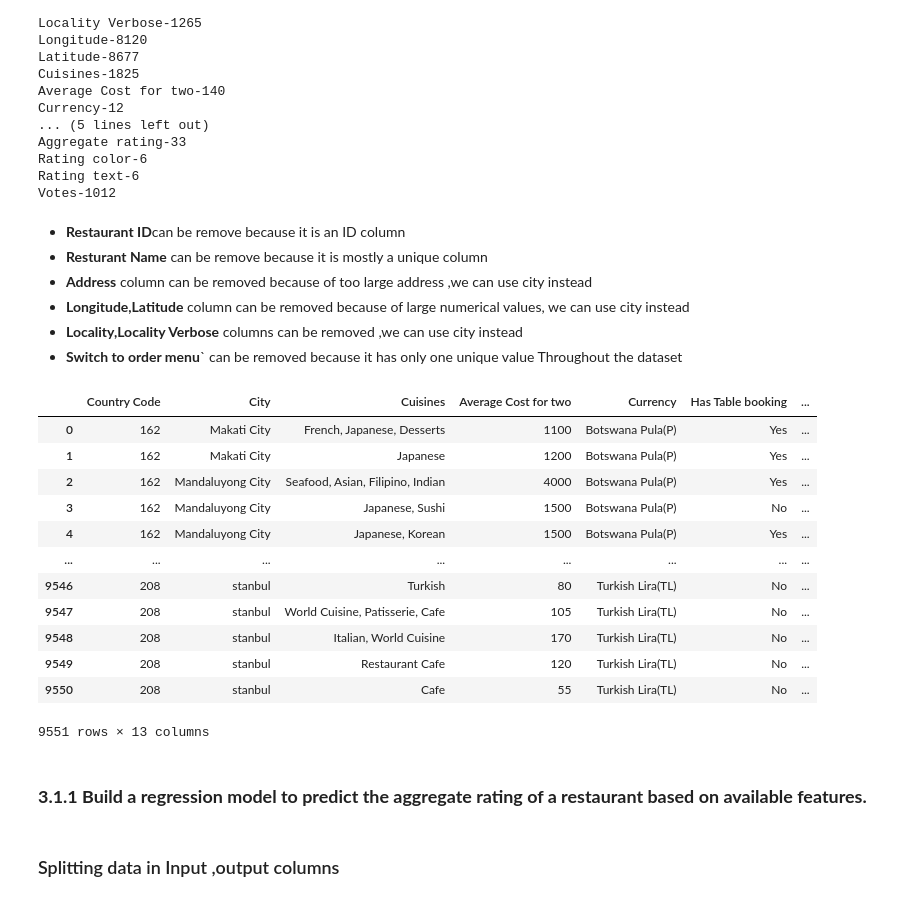
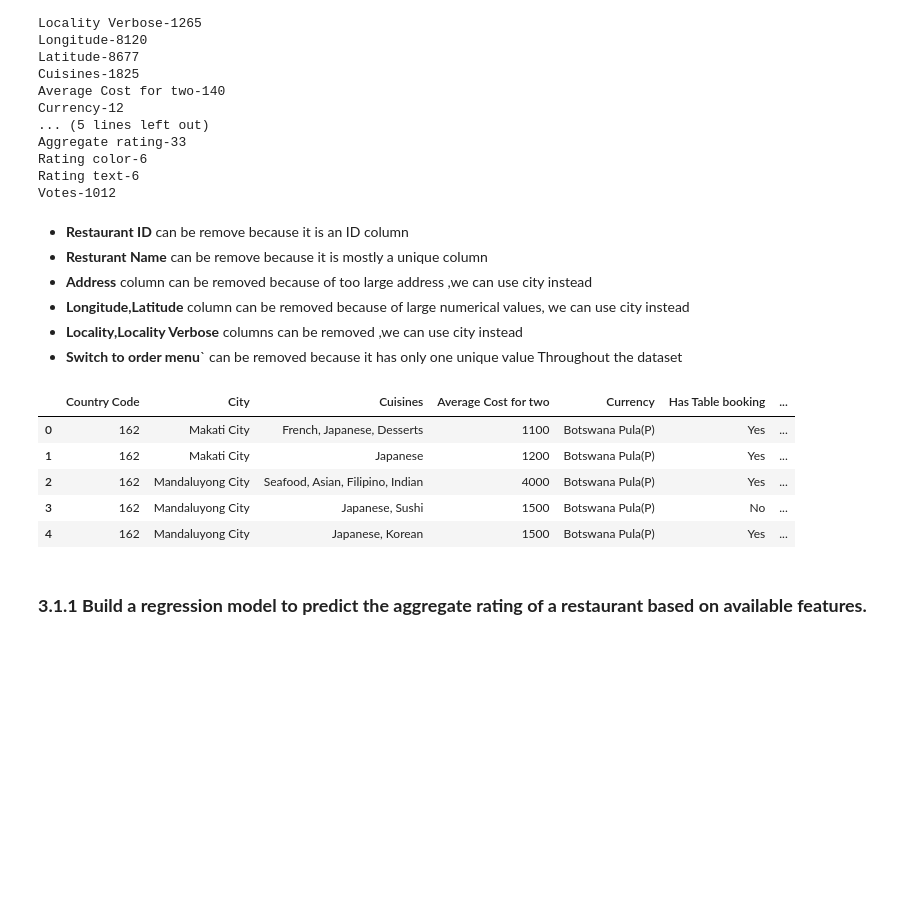
Before and after one commit to Arun-kumar-Kurma-2575/Cognifyz_Internship_levels, a Jupyter notebook: Cognifyz_level_3.ipynb, the cells around one changed output. Drawn from its saved outputs; the diff is of its cells as text; code cells hidden in the pictures; blank space fills up the shorter version.

```diff
--- a/Cognifyz_level_3.ipynb
+++ b/Cognifyz_level_3.ipynb
@@ -118,7 +109,7 @@ Rating color-6
 Rating text-6
 Votes-1012
 # %% [markdown]
-- **Restaurant ID**can be remove because it is an ID column
+- **Restaurant ID** can be remove because it is an ID column
 - **Resturant Name** can be remove because it is mostly a unique column
 - **Address** column can be removed because of too large address ,we can use city instead
 - **Longitude,Latitude**  column can be removed because of  large numerical values,  we can use city instead
@@ -126,22 +117,13 @@ Votes-1012
 - **Switch to order menu**` can be removed because it has only one unique value Throughout the dataset
 # %%
 data=data.drop(['Restaurant ID','Restaurant Name','Address','Longitude','Latitude','Switch to order menu','Locality','Locality Verbose'],axis=1)
-data
+data.head()
 # %% [output]
 |  | Country Code | City | Cuisines | Average Cost for two | Currency | Has Table booking | ... |
 | 0 | 162 | Makati City | French, Japanese, Desserts | 1100 | Botswana Pula(P) | Yes | ... |
 | 1 | 162 | Makati City | Japanese | 1200 | Botswana Pula(P) | Yes | ... |
 | 2 | 162 | Mandaluyong City | Seafood, Asian, Filipino, Indian | 4000 | Botswana Pula(P) | Yes | ... |
 | 3 | 162 | Mandaluyong City | Japanese, Sushi | 1500 | Botswana Pula(P) | No | ... |
 | 4 | 162 | Mandaluyong City | Japanese, Korean | 1500 | Botswana Pula(P) | Yes | ... |
-| ... | ... | ... | ... | ... | ... | ... | ... |
-| 9546 | 208 | stanbul | Turkish | 80 | Turkish Lira(TL) | No | ... |
-| 9547 | 208 | stanbul | World Cuisine, Patisserie, Cafe | 105 | Turkish Lira(TL) | No | ... |
-| 9548 | 208 | stanbul | Italian, World Cuisine | 170 | Turkish Lira(TL) | No | ... |
-| 9549 | 208 | stanbul | Restaurant Cafe | 120 | Turkish Lira(TL) | No | ... |
-| 9550 | 208 | stanbul | Cafe | 55 | Turkish Lira(TL) | No | ... |
-9551 rows × 13 columns
 # %% [markdown]
 ### **3.1.1 Build a regression model to predict the aggregate rating of a restaurant based on available features.**
-# %% [markdown]
-### Splitting data in Input ,output columns
```
Also changed, not shown: parts of 40 cells of this notebook, 1 other file.
